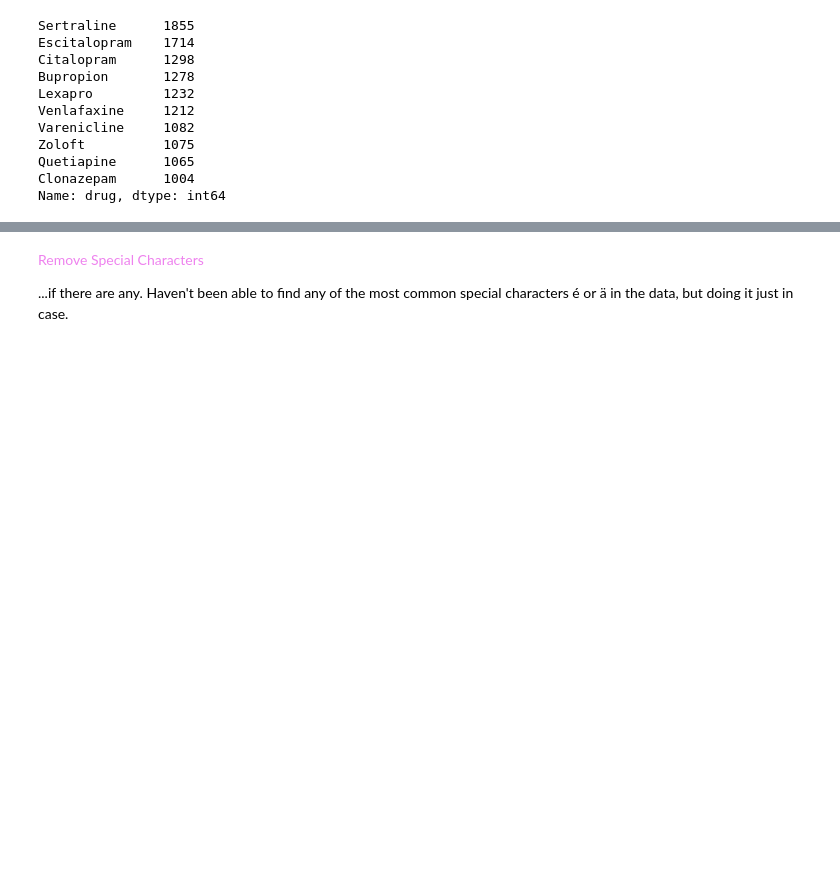
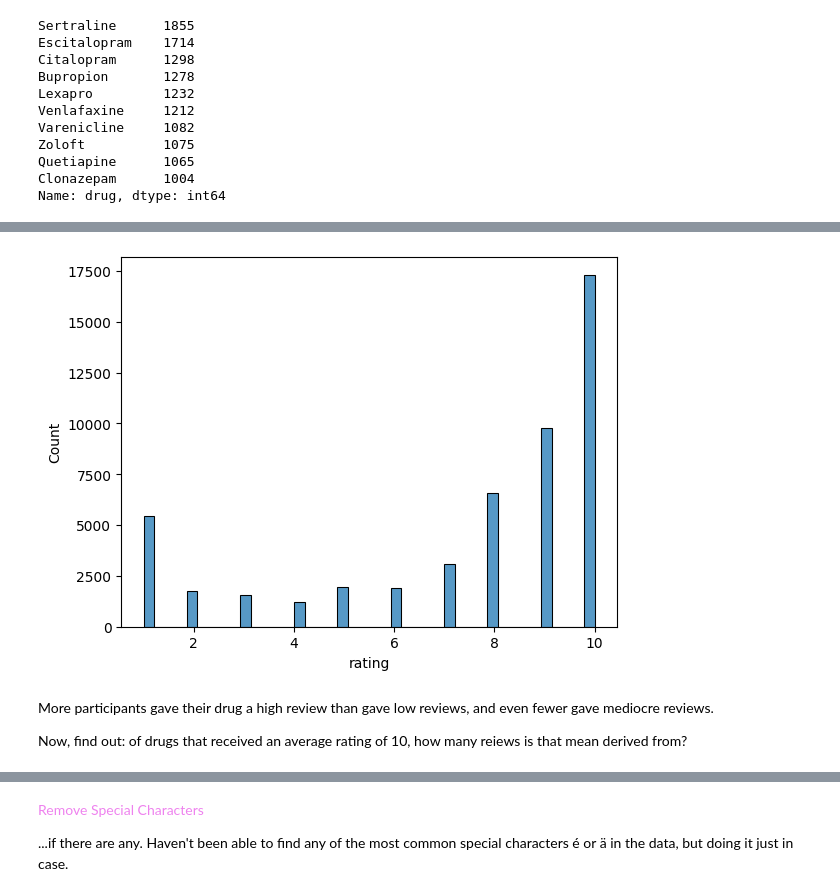
Before and after one commit to fractaldatalearning/psychedelic_efficacy, a Jupyter notebook: notebooks/2-kl-studies-eda.ipynb, the cells around one changed output, grey strips where cells are left out. Saved outputs shown, nothing was run; the diff lists cells and outputs as text; code cells hidden in the pictures; blank space fills up the shorter version.

```diff
--- a/notebooks/2-kl-studies-eda.ipynb
+++ b/notebooks/2-kl-studies-eda.ipynb
@@ -163,0 +215,9 @@ sort_values(self, by: 'IndexLabel', *, axis: 'Axis' = 0, ascending: 'bool | list
+# %%
+sns.histplot(df.rating)
+plt.show()
+# %% [output]
+[figure, added]
+# %% [markdown]
+More participants gave their drug a high review than gave low reviews, and even fewer gave mediocre reviews.
+
+Now, find out: of drugs that received an average rating of 10, how many reiews is that mean derived from?
```
Also changed, not shown: parts of 34 cells of this notebook.
